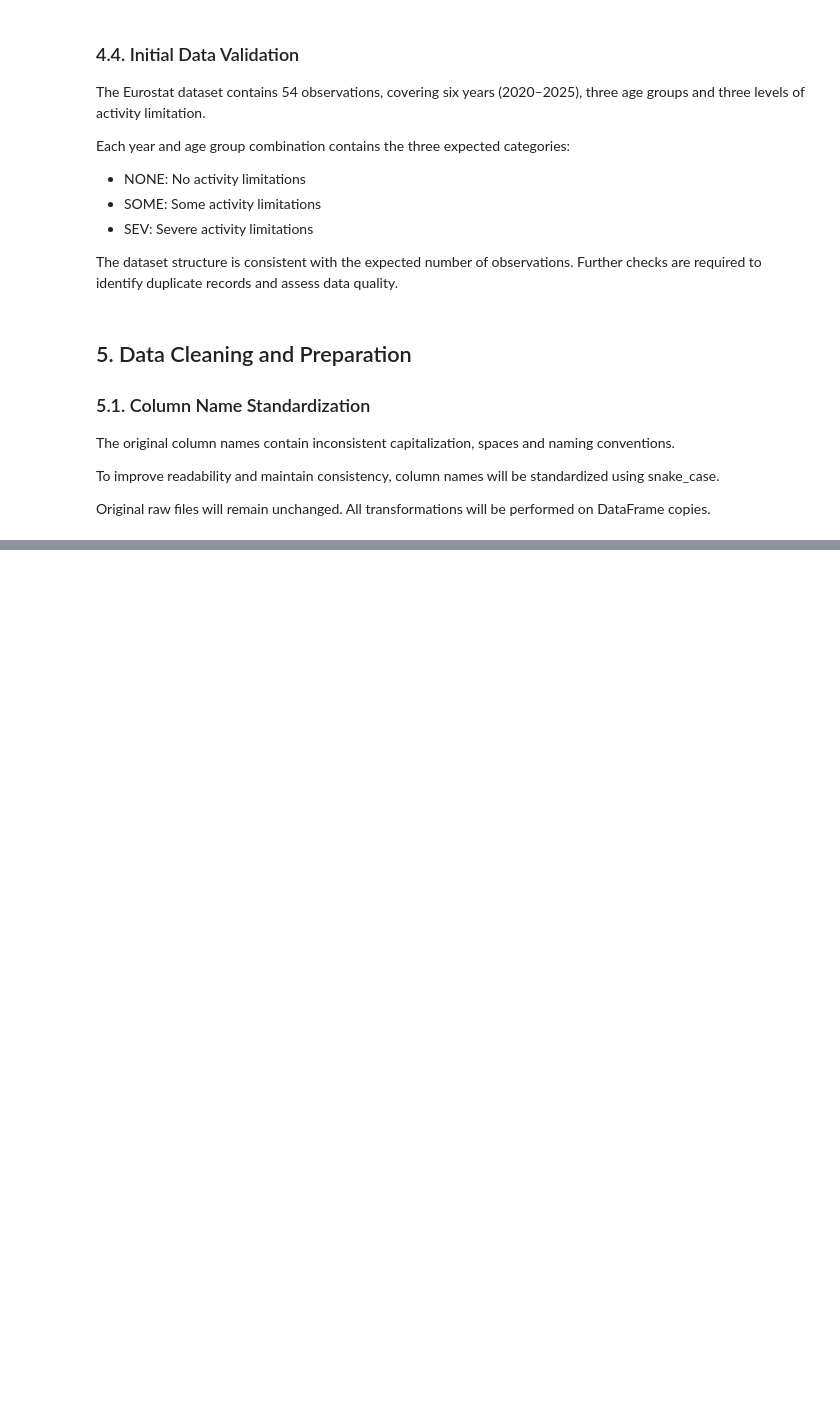
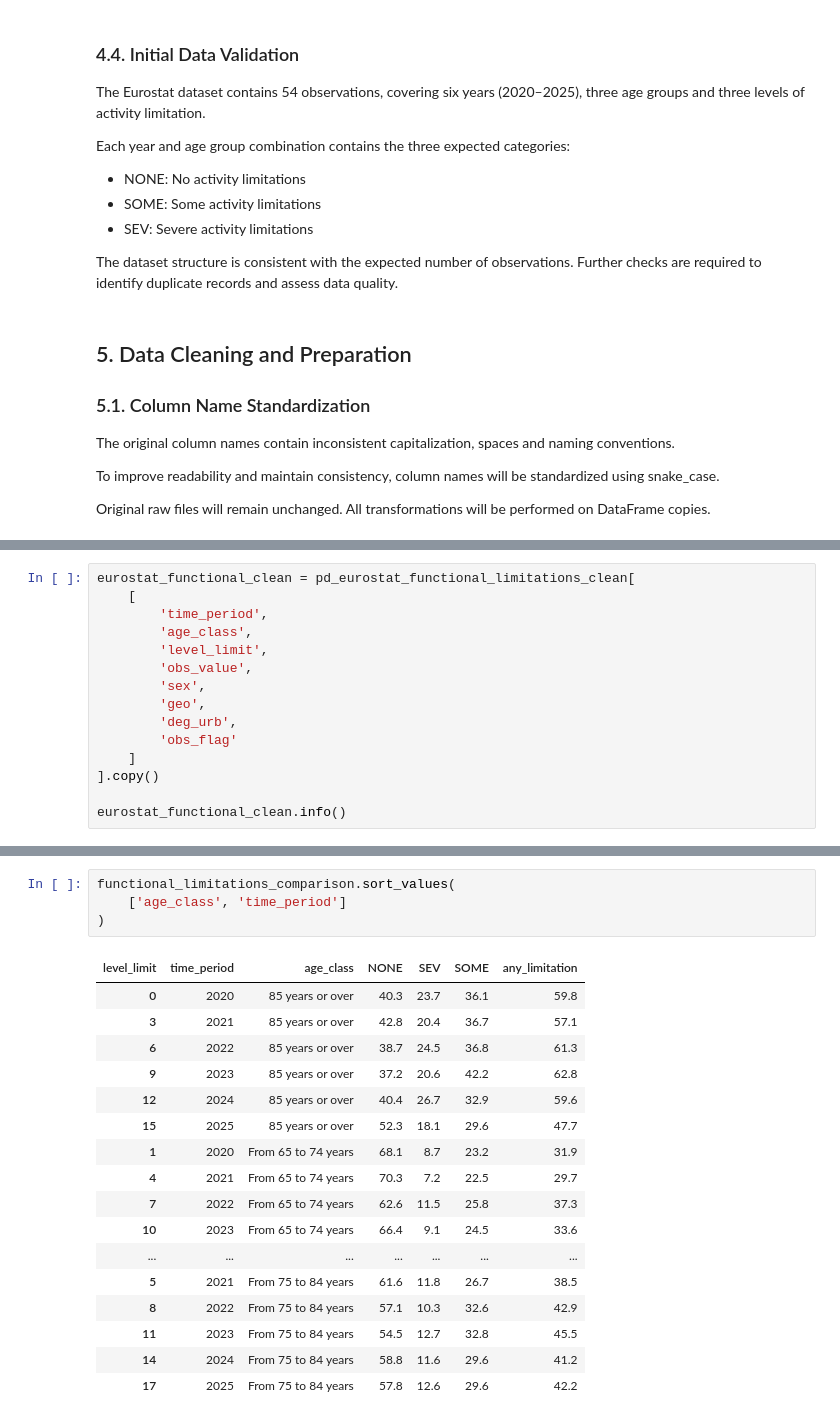
Before and after one commit to thaisCrtn/healthcare-operations-intelligence-ireland, a Jupyter notebook: notebooks/01_demographic_analysis.ipynb, the cells around one changed output, grey strips where cells are left out. Drawn from its saved outputs; the diff is of its cells as text; blank space fills up the shorter version.

```diff
--- a/notebooks/01_demographic_analysis.ipynb
+++ b/notebooks/01_demographic_analysis.ipynb
@@ -231,0 +321,15 @@ memory usage: 1.8 KB
+# %%
+eurostat_functional_clean = pd_eurostat_functional_limitations_clean[
+    [
+        'time_period',
+        'age_class',
+        'level_limit',
+        'obs_value',
+        'sex',
+        'geo',
+        'deg_urb',
+        'obs_flag'
+    ]
+].copy()
+
+eurostat_functional_clean.info()
@@ -231,0 +707,22 @@ memory usage: 1.8 KB
+# %%
+functional_limitations_comparison.sort_values(
+    ['age_class', 'time_period']
+)
+# %% [output]
+| level_limit | time_period | age_class | NONE | SEV | SOME | any_limitation |
+| 0 | 2020 | 85 years or over | 40.3 | 23.7 | 36.1 | 59.8 |
+| 3 | 2021 | 85 years or over | 42.8 | 20.4 | 36.7 | 57.1 |
+| 6 | 2022 | 85 years or over | 38.7 | 24.5 | 36.8 | 61.3 |
+| 9 | 2023 | 85 years or over | 37.2 | 20.6 | 42.2 | 62.8 |
+| 12 | 2024 | 85 years or over | 40.4 | 26.7 | 32.9 | 59.6 |
+| 15 | 2025 | 85 years or over | 52.3 | 18.1 | 29.6 | 47.7 |
+| 1 | 2020 | From 65 to 74 years | 68.1 | 8.7 | 23.2 | 31.9 |
+| 4 | 2021 | From 65 to 74 years | 70.3 | 7.2 | 22.5 | 29.7 |
+| 7 | 2022 | From 65 to 74 years | 62.6 | 11.5 | 25.8 | 37.3 |
+| 10 | 2023 | From 65 to 74 years | 66.4 | 9.1 | 24.5 | 33.6 |
+| ... | ... | ... | ... | ... | ... | ... |
+| 5 | 2021 | From 75 to 84 years | 61.6 | 11.8 | 26.7 | 38.5 |
+| 8 | 2022 | From 75 to 84 years | 57.1 | 10.3 | 32.6 | 42.9 |
+| 11 | 2023 | From 75 to 84 years | 54.5 | 12.7 | 32.8 | 45.5 |
+| 14 | 2024 | From 75 to 84 years | 58.8 | 11.6 | 29.6 | 41.2 |
+| 17 | 2025 | From 75 to 84 years | 57.8 | 12.6 | 29.6 | 42.2 |
```
Also changed, not shown: parts of 63 cells of this notebook.
